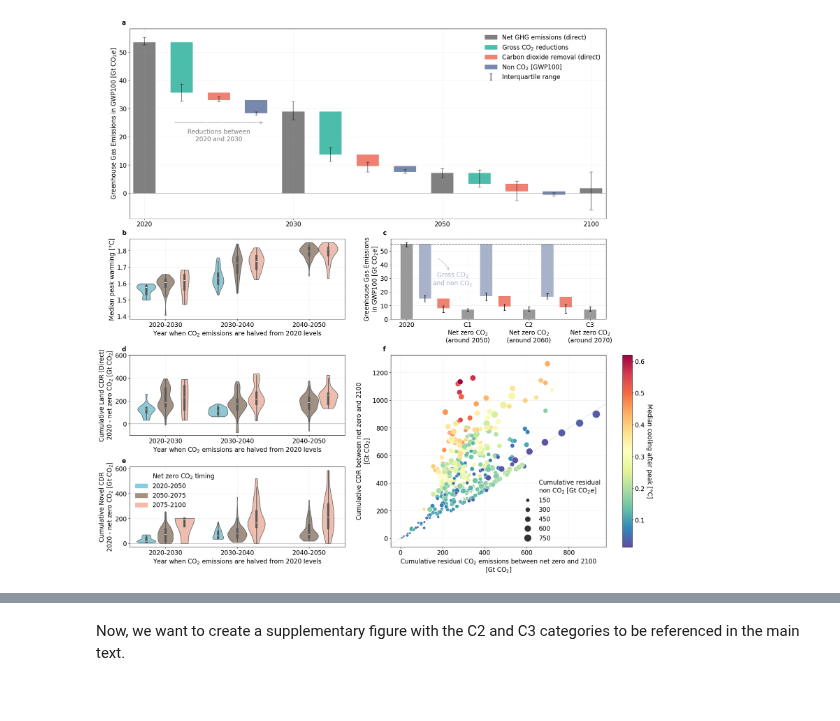
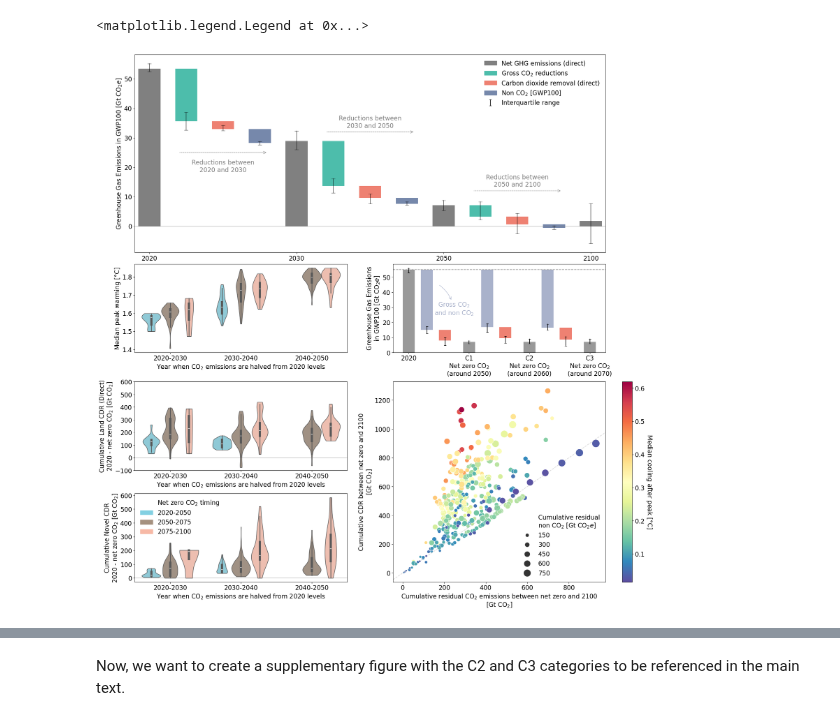
Before and after one commit to gaurav-ganti/2023_ganti_ar6_cdr_assessment, a Jupyter notebook: analysis/201_figure1.ipynb, the cells around one changed output, grey strips where cells are left out. Saved outputs shown, nothing was run; the diff lists cells and outputs as text; code cells hidden in the pictures.

```diff
--- a/analysis/201_figure1.ipynb
+++ b/analysis/201_figure1.ipynb
@@ -517,6 +520,47 @@ ax['a'].annotate(
     ha='center',
     va='bottom',
     alpha=0.5
+)
+ax['a'].annotate(
+    'Reductions between\n2030 and 2050',
+    xy=(1.5, 33),
+    xytext=(1.5, 33),
+    ha='center',
+    va='bottom',
+    alpha=0.5
+)
+
+ax['a'].annotate(
+    '',
+    xy=(1.2, 32),
+    xytext=(1.8, 32),
+    #xycoords='data',
+    arrowprops=dict(
+        arrowstyle='<-',
+        linestyle='dashed',
+        alpha=0.5
+    )
+)
+
+ax['a'].annotate(
+    'Reductions between\n2050 and 2100',
+    xy=(2.5, 13),
+    xytext=(2.5, 13),
+    ha='center',
+    va='bottom',
+    alpha=0.5
+)
+
+ax['a'].annotate(
+    '',
+    xy=(2.2, 12),
+    xytext=(2.8, 12),
+    #xycoords='data',
+    arrowprops=dict(
+        arrowstyle='<-',
+        linestyle='dashed',
+        alpha=0.5
+    )
 )
 
 # PANEL B
@@ -621,39 +665,35 @@ ax['e'].legend(handles=second_custom_legend, framealpha=0.0, ncol=1)
 # PANEL F
 d = sns.scatterplot(
     data=panel_d,
     ax=ax['f'],
     x='cumulative_gross_netzero_2100',
     y='cumulative_cdr_netzero_2100',
     hue='t_decline',
     size='cumulative_nonco2_netzero_2100',
     palette='Spectral_r',
     sizes=(20, 400)
 )
 
 norm = plt.Normalize(
     panel_d['t_decline'].min(),
     panel_d['t_decline'].max()
 )
 sm = plt.cm.ScalarMappable(cmap="Spectral_r", norm=norm)
 cbar = d.figure.colorbar(sm, ax=ax['f'])
 cbar.ax.set_ylabel('Median cooling after peak [°C]', rotation=270, labelpad=20)
 ax['f'].axline((0, 0), (1, 1),color='grey', linestyle='dashed', alpha=0.3)
 ax['f'].set_xlabel('Cumulative residual CO$_2$ emissions between net zero and 2100\n[Gt CO$_2$]')
 ax['f'].set_ylabel('Cumulative CDR between net zero and 2100\n[Gt CO$_2$]')
 
 h, l = d.get_legend_handles_labels()
 #l[7] = 'Cumulative\ngross CO$_2$'
 l[5] = 'Cumulative residual\nnon CO$_2$ [Gt CO$_2e$]'
 ax['f'].legend(h[5:], l[5:], ncol=1, framealpha=0.0, loc=4)
 
 # Handle grids and annotations for subplots
-for lab,a in ax.items():
-    a.grid(alpha=0.2)
-    trans = mtransforms.ScaledTranslation(-20/72, 7/72, fig.dpi_scale_trans)
-    a.text(0.0, 1.0, lab, transform=a.transAxes + trans,
-             va='bottom', weight='bold')
 # %% [output]
+<matplotlib.legend.Legend at 0x...>
-[figure, old version]
+[figure, new version]
 [interactive output not drawn]
 # %%
 fig.savefig(
```
Also changed, not shown: parts of 23 cells of this notebook, 7 other files.
